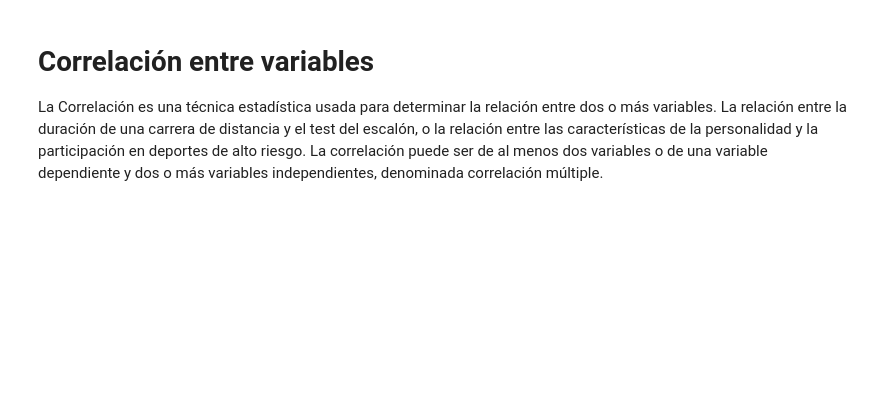
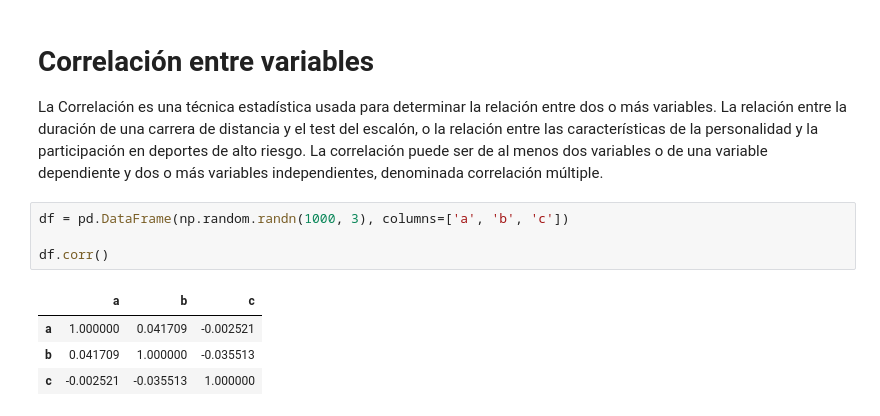
Before and after one commit to lwill2897/EstadisticaBasicas, a Jupyter notebook: Estadistica.ipynb, the cells around one changed output. Drawn from its saved outputs; the diff is of its cells as text; blank space fills up the shorter version.

```diff
--- a/Estadistica.ipynb
+++ b/Estadistica.ipynb
@@ -129,3 +205,12 @@ relación entre las características de la personalidad y la participación en d
 de alto riesgo.
 La correlación puede ser de al menos dos variables o de una variable dependiente
 y dos o más variables independientes, denominada correlación múltiple.
+# %%
+df = pd.DataFrame(np.random.randn(1000, 3), columns=['a', 'b', 'c'])
+
+df.corr()
+# %% [output]
+|  | a | b | c |
+| a | 1.000000 | 0.041709 | -0.002521 |
+| b | 0.041709 | 1.000000 | -0.035513 |
+| c | -0.002521 | -0.035513 | 1.000000 |
```
Also changed, not shown: parts of 15 cells of this notebook.
